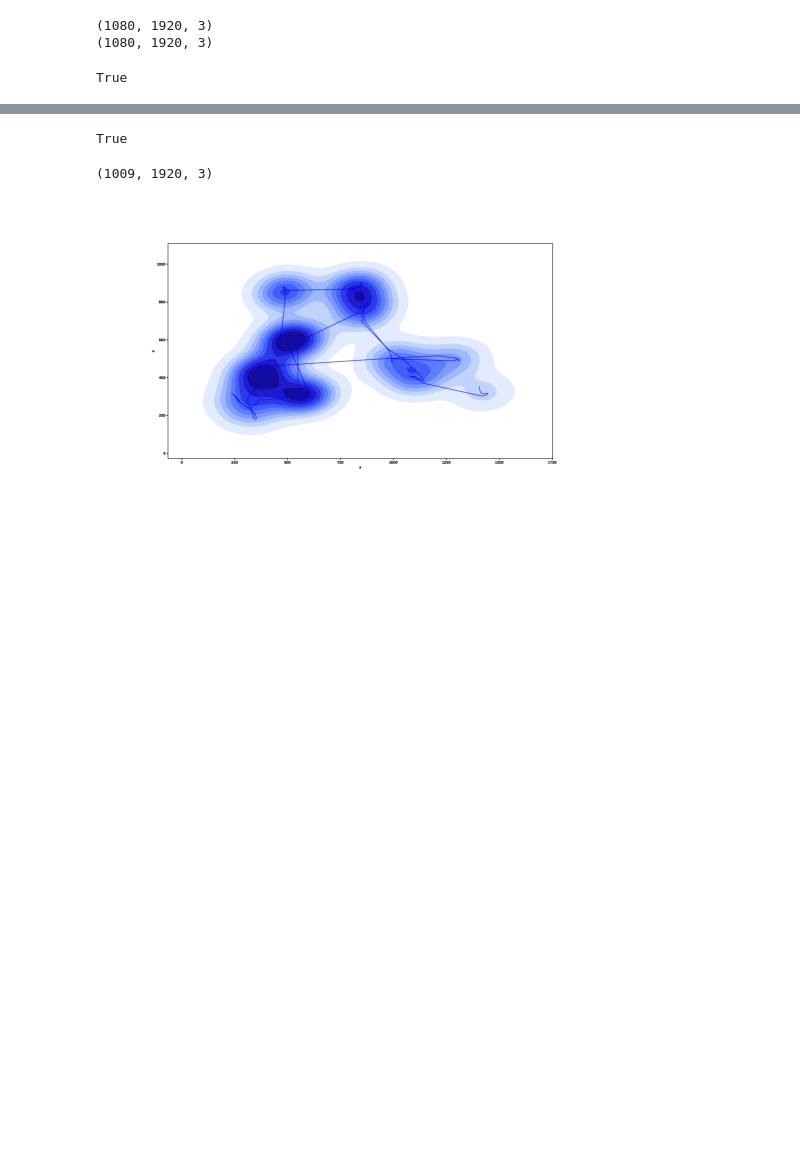
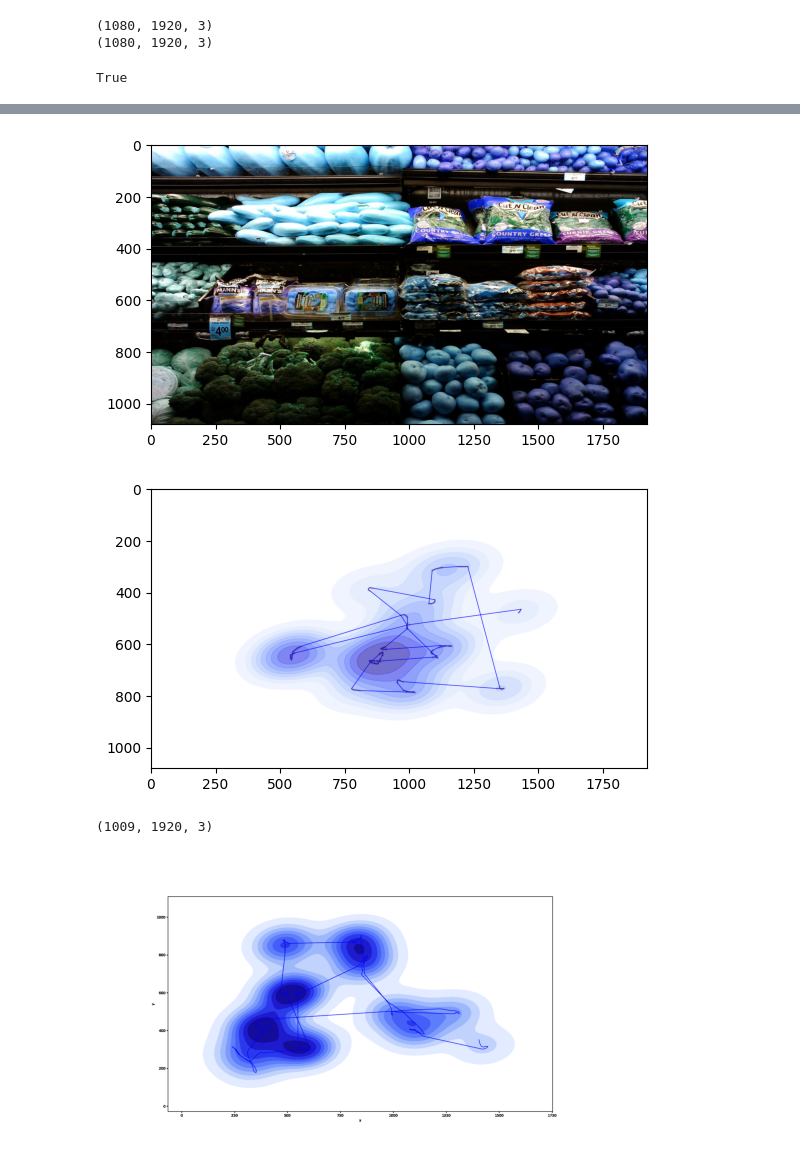
Before and after one commit to brain-facens/EyeHeadTrack, a Jupyter notebook: vision/scripts/test.ipynb, the cells around one changed output, grey strips where cells are left out. Cells and saved outputs as stored; diff of their text form; code cells hidden in the pictures; blank space fills up the shorter version.

Commit message:
heatmap plotting in a 1080x1920 figure

```diff
--- a/vision/scripts/test.ipynb
+++ b/vision/scripts/test.ipynb
@@ -59,27 +86,17 @@ True
-# %%
-import cv2
-import numpy as np
-
-# Load the image
-image = cv2.imread("/home/nata-brain/camera_ws/src/EyeHeadTrack/vision/report/heatmap_overlay.png")
-
-# Define the white color range in BGR format
-lower_white = np.array([200, 200, 200], dtype=np.uint8)
-upper_white = np.array([255, 255, 255], dtype=np.uint8)
-
-# Create a mask of white pixels within the defined range
-mask = cv2.inRange(image, lower_white, upper_white)
-
-# Invert the mask to select non-white pixels
-mask_inv = cv2.bitwise_not(mask)
-
-# Apply the mask to remove white pixels
-result = cv2.bitwise_and(image, image, mask=mask_inv)
-
-# Save the result image
-cv2.imwrite("result_image_process.jpg", result)
-# %% [output]
-True
+# %%
+import matplotlib.pyplot as plt
+
+base_image = cv2.imread("/home/nata-brain/camera_ws/src/EyeHeadTrack/vision/test_images/grocery.jpg")
+overlay_image = cv2.imread("/home/nata-brain/camera_ws/src/EyeHeadTrack/vision/report/heatmap.png")
+
+plt.imshow(base_image)
+plt.show()
+
+plt.imshow(overlay_image)
+plt.show()
+# %% [output]
+[figure, added]
+[figure, added]
 # %%
 import cv2
 
```
Also changed, not shown: parts of 2 cells of this notebook, 10 other files.
